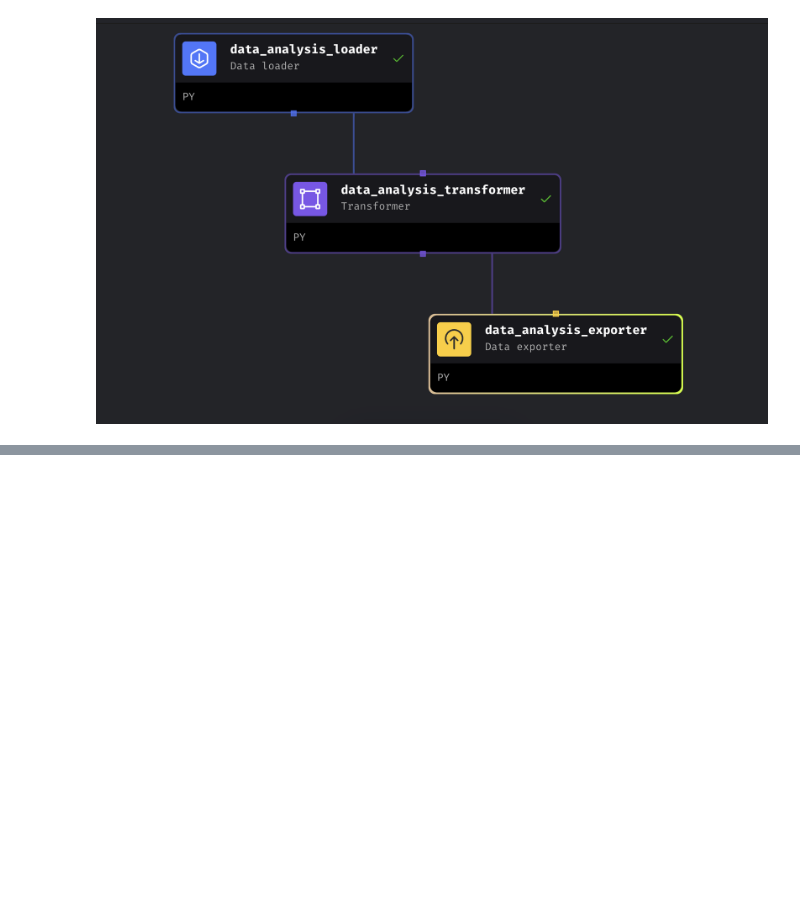
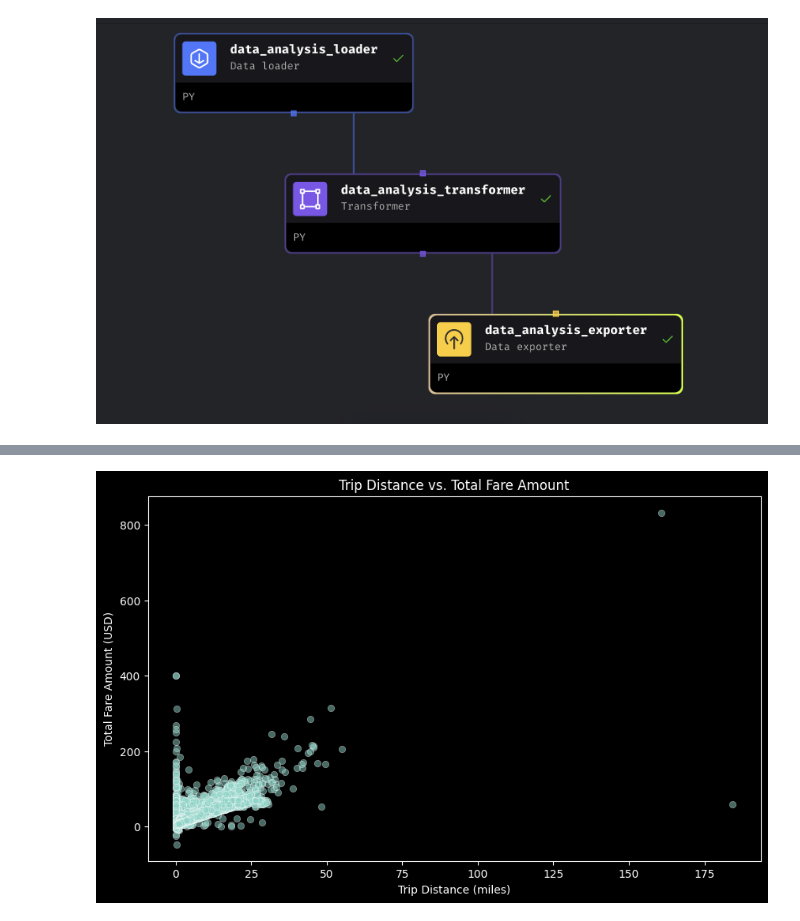
Before and after one commit to bharat856/Data-Analysis, a Jupyter notebook: Uber Data Analysis/Uber Data Analysis.ipynb, the cells around one changed output, grey strips where cells are left out. Cells and saved outputs as stored; diff of their text form; code cells hidden in the pictures; blank space fills up the shorter version.

```diff
--- a/Uber Data Analysis/Uber Data Analysis.ipynb
+++ b/Uber Data Analysis/Uber Data Analysis.ipynb
@@ -564,0 +622,10 @@ plt.show()
+# %%
+plt.figure(figsize=(10, 6))
+sns.scatterplot(data=df, x='trip_distance', y='total_amount', alpha=0.5)
+plt.title("Trip Distance vs. Total Fare Amount")
+plt.xlabel("Trip Distance (miles)")
+plt.ylabel("Total Fare Amount (USD)")
+plt.savefig("trip_distance_vs_fare.png")
+plt.show()
+# %% [output]
+[figure, added]
```
Also changed, not shown: parts of 16 cells of this notebook, 12 other files.
